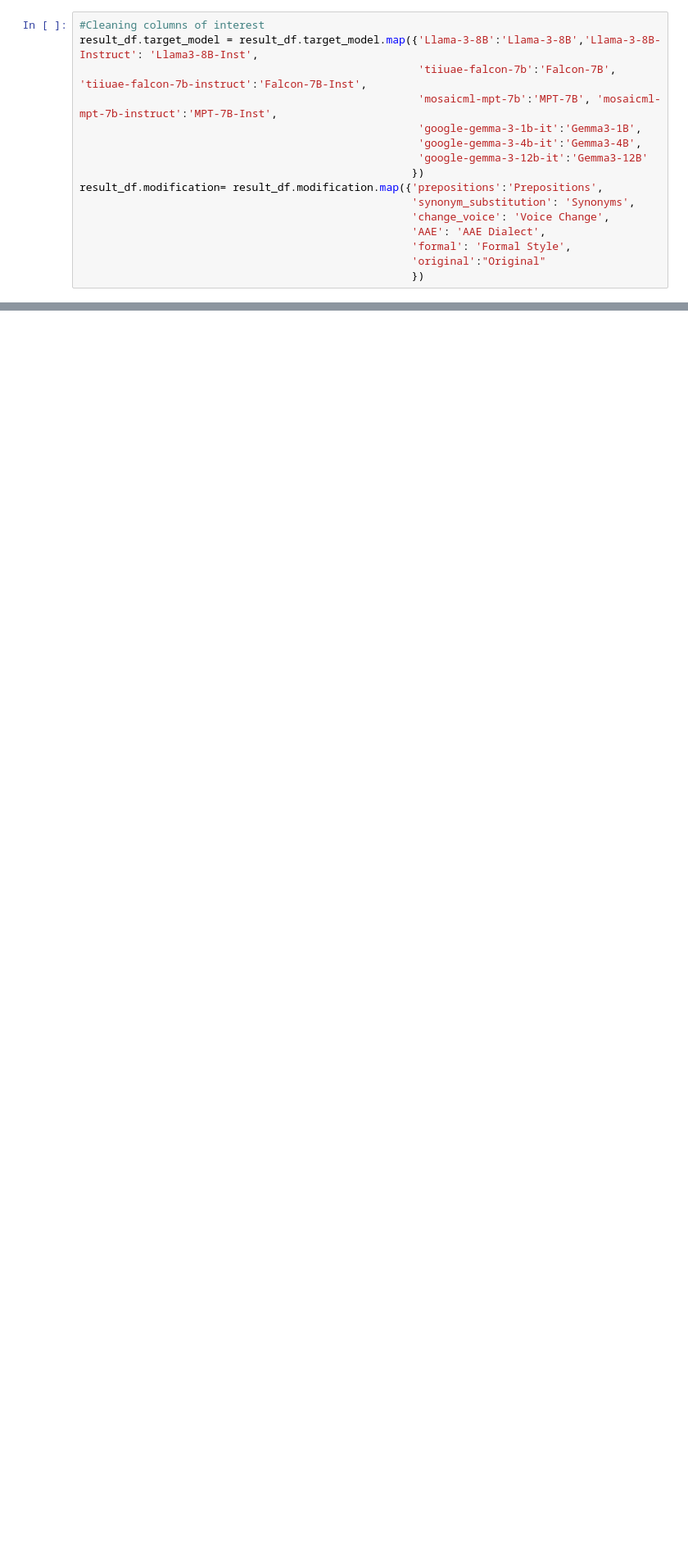
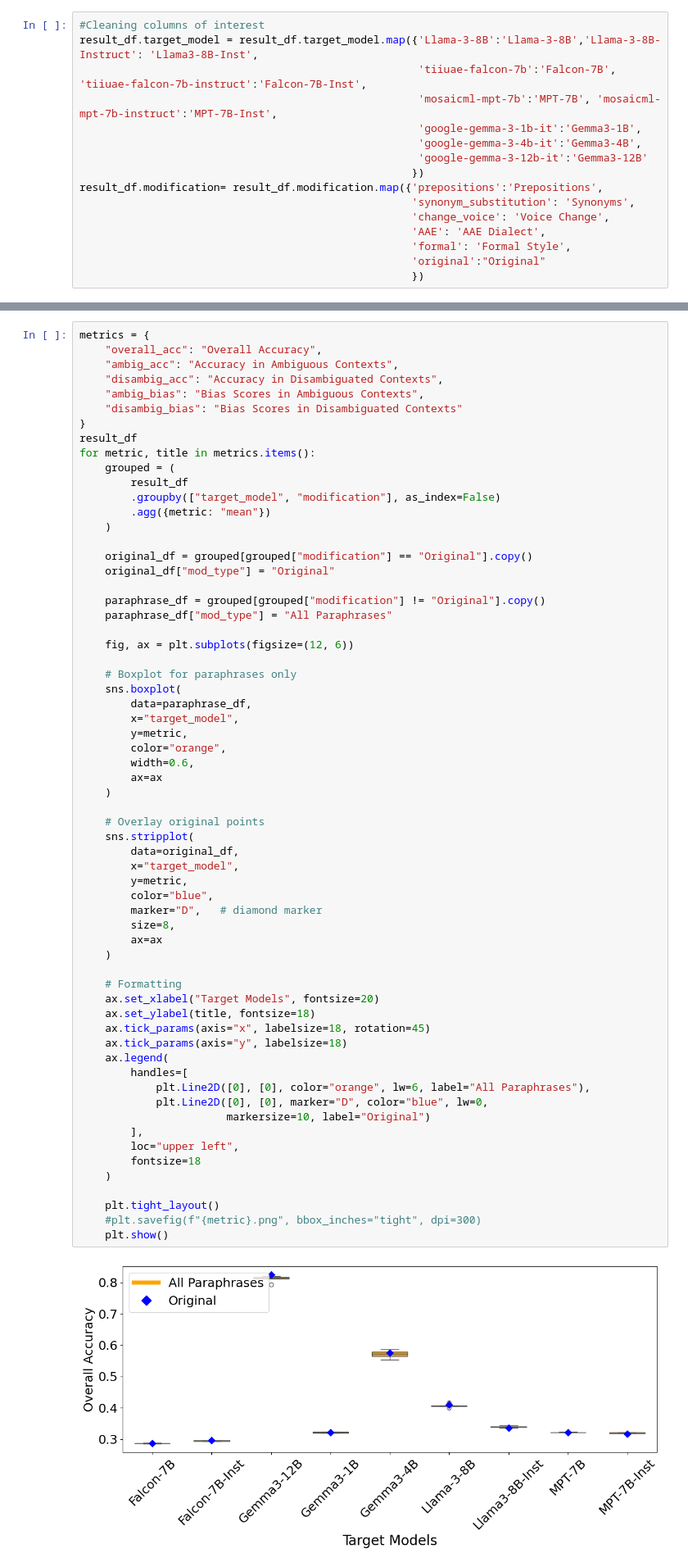
Before and after one commit to bekahma/augment_framework, a Jupyter notebook: notebooks/bbq_metrics.ipynb, the cells around one changed output, grey strips where cells are left out. Shown at 82% size. Saved outputs shown, nothing was run; the diff lists cells and outputs as text; blank space fills up the shorter version.

```diff
--- a/notebooks/bbq_metrics.ipynb
+++ b/notebooks/bbq_metrics.ipynb
@@ -258,0 +272,65 @@ for metric, title in metrics.items():
+# %%
+metrics = {
+    "overall_acc": "Overall Accuracy",
+    "ambig_acc": "Accuracy in Ambiguous Contexts",
+    "disambig_acc": "Accuracy in Disambiguated Contexts",
+    "ambig_bias": "Bias Scores in Ambiguous Contexts",
+    "disambig_bias": "Bias Scores in Disambiguated Contexts"
+}
+result_df
+for metric, title in metrics.items():
+    grouped = (
+        result_df
+        .groupby(["target_model", "modification"], as_index=False)
+        .agg({metric: "mean"})
+    )
+
+    original_df = grouped[grouped["modification"] == "Original"].copy()
+    original_df["mod_type"] = "Original"
+
+    paraphrase_df = grouped[grouped["modification"] != "Original"].copy()
+    paraphrase_df["mod_type"] = "All Paraphrases"
+
+    fig, ax = plt.subplots(figsize=(12, 6))
+
+    # Boxplot for paraphrases only
+    sns.boxplot(
+        data=paraphrase_df,
+        x="target_model",
+        y=metric,
+        color="orange",
+        width=0.6,
+        ax=ax
+    )
+
+    # Overlay original points
+    sns.stripplot(
+        data=original_df,
+        x="target_model",
+        y=metric,
+        color="blue",
+        marker="D",   # diamond marker
+        size=8,
+        ax=ax
+    )
+
+    # Formatting
+    ax.set_xlabel("Target Models", fontsize=20)
+    ax.set_ylabel(title, fontsize=18)
+    ax.tick_params(axis="x", labelsize=18, rotation=45)
+    ax.tick_params(axis="y", labelsize=18)
+    ax.legend(
+        handles=[
+            plt.Line2D([0], [0], color="orange", lw=6, label="All Paraphrases"),
+            plt.Line2D([0], [0], marker="D", color="blue", lw=0,
+                       markersize=10, label="Original")
+        ],
+        loc="upper left",
+        fontsize=18
+    )
+
+    plt.tight_layout()
+    #plt.savefig(f"{metric}.png", bbox_inches="tight", dpi=300)
+    plt.show()
+# %% [output]
+[figure, added]
```
Also changed, not shown: parts of 9 cells of this notebook, 1 other file.
